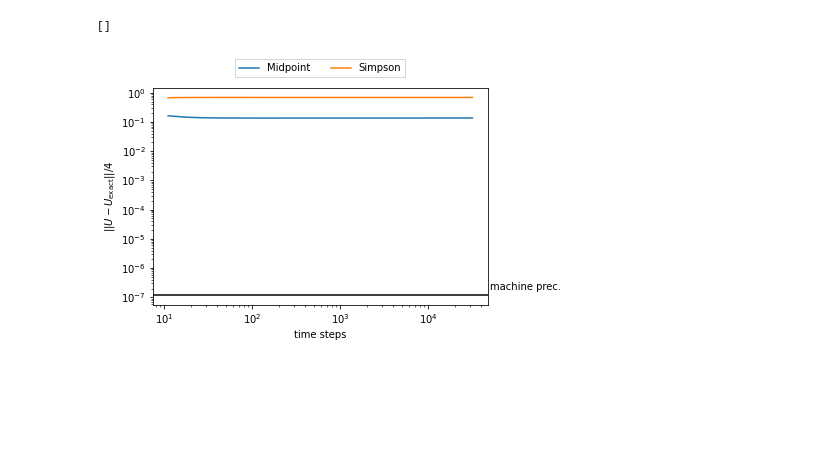
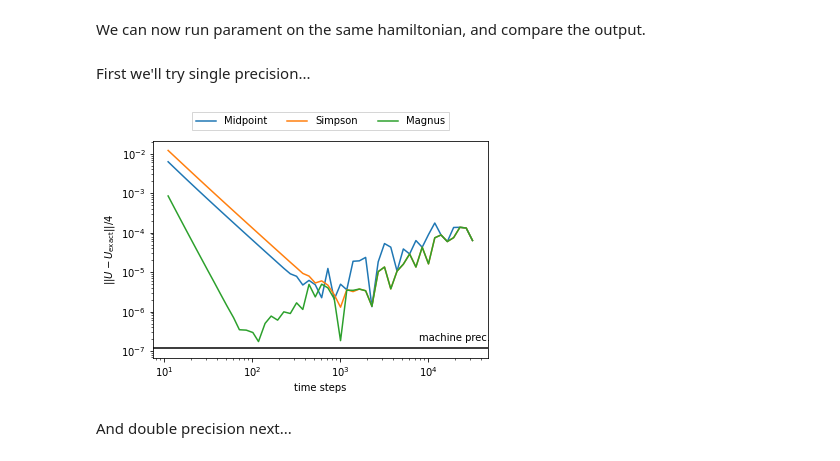
Before and after one commit to parament-integrator/examples, a Jupyter notebook: Convergence_Plot_Paper_Version - Kopie.ipynb, the cells around one changed output. Saved outputs shown, nothing was run; the diff lists cells and outputs as text; code cells hidden in the pictures; blank space fills up the shorter version.

```diff
--- a/Convergence_Plot_Paper_Version - Kopie.ipynb
+++ b/Convergence_Plot_Paper_Version - Kopie.ipynb
@@ -56,17 +83,16 @@ def Uexact(t):
     M3 = explabP*(-1j*fact2*np.sin(x))
     M4 = explabP*(np.cos(x) - 1j*fact1 * np.sin(x))
     return np.array([[M1, M2],[M3, M4]])
+# %% [markdown]
+We can now run parament on the same hamiltonian, and compare the output.
 # %%
-def compare(pts, magnus, quad):
+def compare(GPURunner, pts, magnus, quad):
     GPURunner.set_hamiltonian(H0, H1, H2, use_magnus=magnus, quadrature_mode=quad)
     t = np.linspace(0, TSTOP, pts)
-    dt = t[1]-t[0]
+    dt = t[1] - t[0]
     carr1 = np.cos(wrf*t)
     carr2 = np.sin(wrf*t)
-
     outGPU = GPURunner.equiprop(dt, carr1, carr2)
-    #u,s,v = np.linalg.svd(outGPU)
-    #outGPU = u @ v
     Qout = qu.Qobj(outGPU).tidyup()
     propagator_exact = Uexact(TSTOP)
     Ndiff = outGPU - propagator_exact
@@ -74,29 +100,31 @@ def compare(pts, magnus, quad):
     Qdiff = Qout - Qexact
     norm_diff = np.linalg.norm(Qdiff.data.todense())
     return norm_diff
+# %% [markdown]
+First we'll try single precision...
 # %%
 steps = np.logspace(1, 4.5, dtype=int)
 steps = np.array([s+1 if s%2 == 0 else s for s in steps])
+
+with parament.Parament(precision='fp32') as GPURunner:
+  y1 = np.array([compare(GPURunner, step, True, 'simpson') for step in steps])
+  y2 = np.array([compare(GPURunner, step, False, 'midpoint') for step in steps])
+  y3 = np.array([compare(GPURunner, step, False, 'simpson') for step in steps])
-# %%
-GPURunner = parament.Parament(precision='fp32')
-y1 = np.array([compare(step, True, 'simpson') for step in steps])
-y2 = np.array([compare(step, False, 'midpoint') for step in steps])
-y3 = np.array([compare(step, False, 'simpson') for step in steps])
-GPURunner.destroy()
 # %%
 plt.figure()
 plt.loglog(steps, np.array(y2)/4, label='Midpoint')
 plt.loglog(steps, np.array(y3)/4, label='Simpson')
+plt.loglog(steps, np.array(y1)/4, label='Magnus')
 plt.ylabel('$||U-U_\mathrm{exact}||/4$')
 plt.xlabel('time steps')
 plt.axhline(2**-23, c='k')
-plt.text(5e4, 1.5*2**-23, 'machine prec.')
+plt.text(5e4, 1.5*2**-23, 'machine prec.', ha='right')
 plt.legend(loc='lower center', bbox_to_anchor=(0.5, 1.025),
            ncol=3, fancybox=False, shadow=False)
 plt.plot()
+plt.show()
 # %% [output]
-[]
-[figure, old version]
+[figure, new version]
 # %%
 steps = np.array([
             13,      15,      21,      25,      33,      41,      51,
@@ -108,4 +136,6 @@ steps = np.array([
         243061,  307437,  388863,  491855,  622125,  786897,  995311,
        1258925
 ])
+# %% [markdown]
+And double precision next...
 # %%
```
Also changed, not shown: parts of 8 cells of this notebook.
